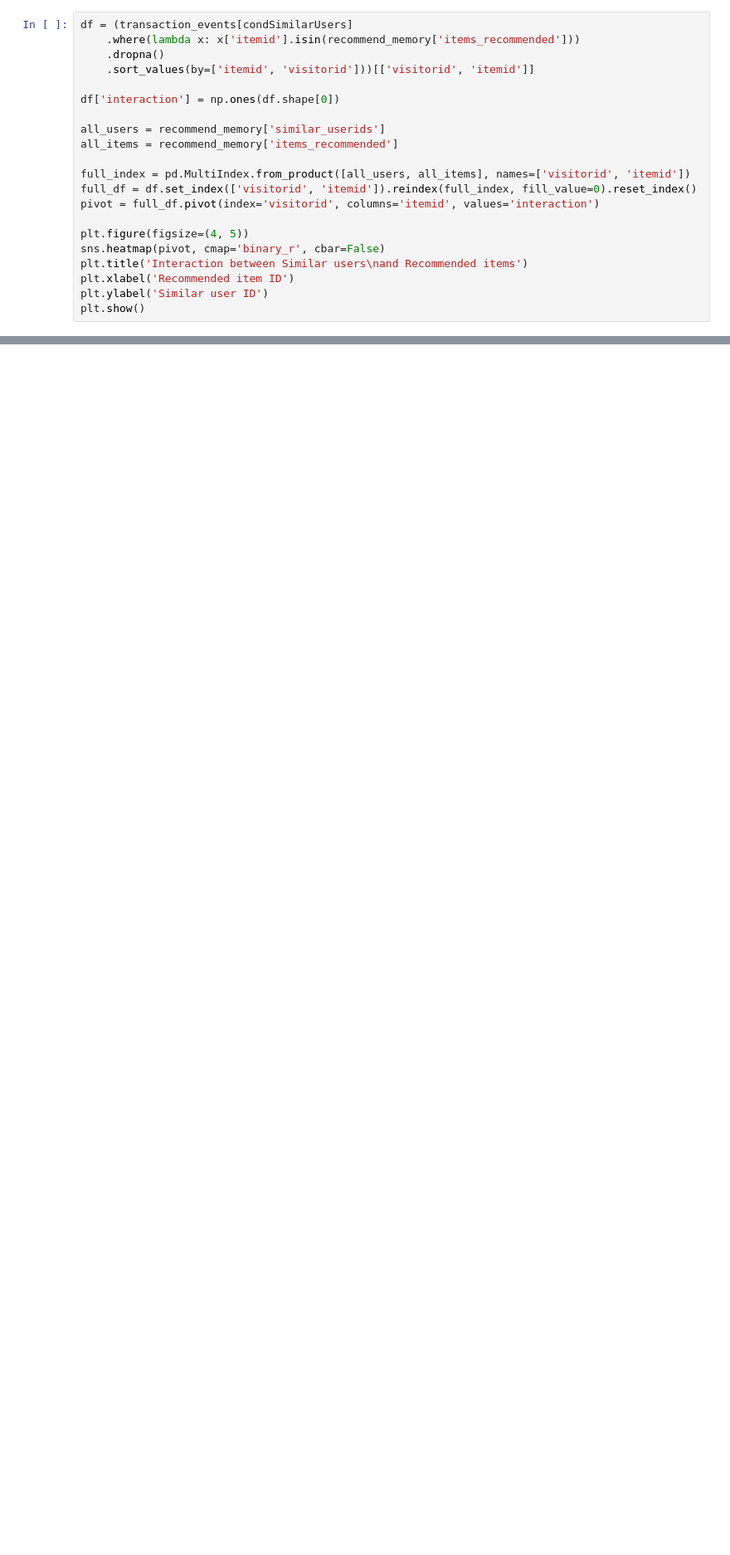
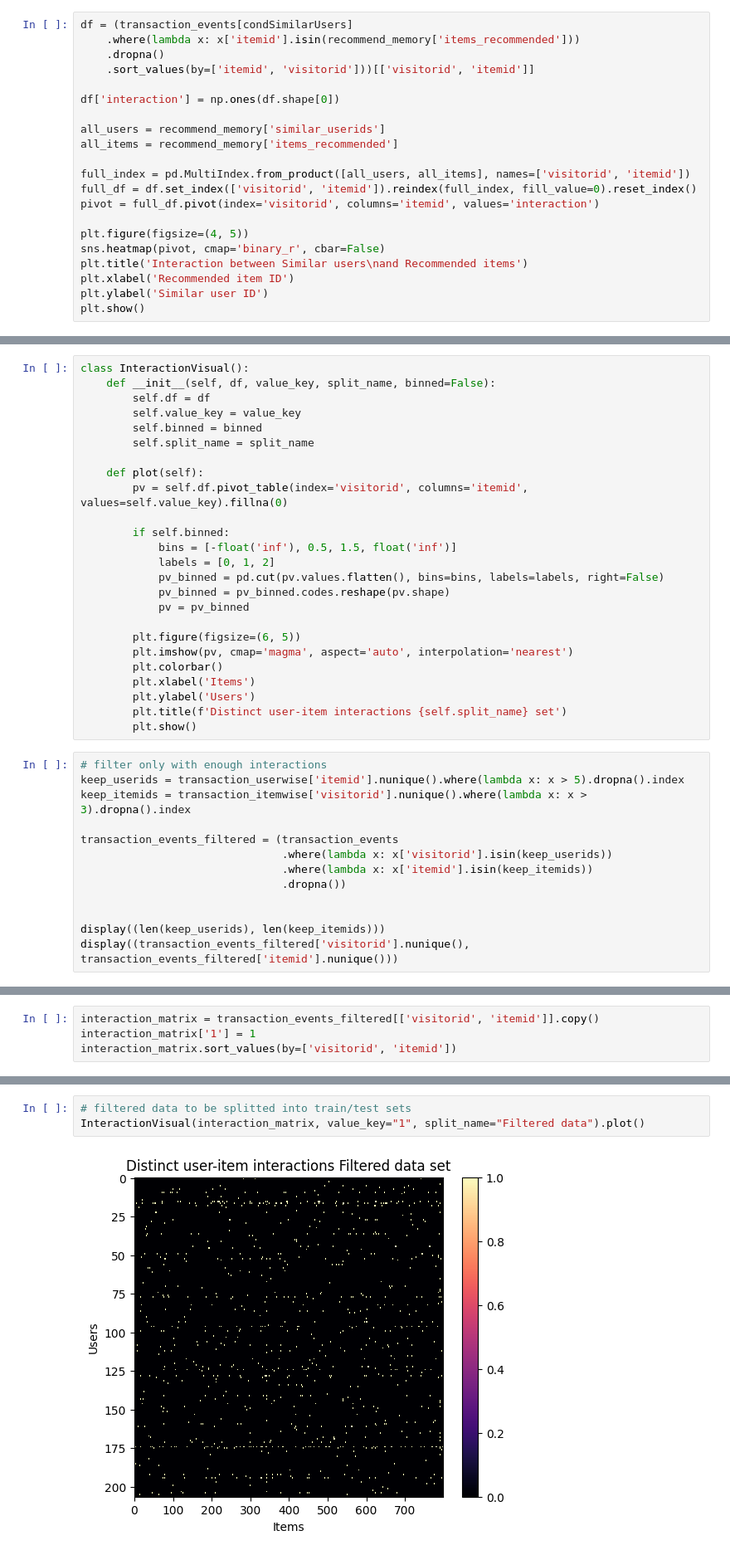
Before and after one commit to matthew-balogh/recommendation-systems-project, a Jupyter notebook: project.ipynb, the cells around one changed output, grey strips where cells are left out. Shown at 83% size. Saved outputs shown, nothing was run; the diff lists cells and outputs as text; blank space fills up the shorter version.

```diff
--- a/project.ipynb
+++ b/project.ipynb
@@ -490,0 +666,38 @@ plt.show()
+# %%
+class InteractionVisual():
+    def __init__(self, df, value_key, split_name, binned=False):
+        self.df = df
+        self.value_key = value_key
+        self.binned = binned
+        self.split_name = split_name
+
+    def plot(self):
+        pv = self.df.pivot_table(index='visitorid', columns='itemid', values=self.value_key).fillna(0)
+
+        if self.binned:
+            bins = [-float('inf'), 0.5, 1.5, float('inf')]
+            labels = [0, 1, 2]
+            pv_binned = pd.cut(pv.values.flatten(), bins=bins, labels=labels, right=False)
+            pv_binned = pv_binned.codes.reshape(pv.shape)
+            pv = pv_binned
+
+        plt.figure(figsize=(6, 5))
+        plt.imshow(pv, cmap='magma', aspect='auto', interpolation='nearest')
+        plt.colorbar()
+        plt.xlabel('Items')
+        plt.ylabel('Users')
+        plt.title(f'Distinct user-item interactions {self.split_name} set')
+        plt.show()
+# %%
+# filter only with enough interactions
+keep_userids = transaction_userwise['itemid'].nunique().where(lambda x: x > 5).dropna().index
+keep_itemids = transaction_itemwise['visitorid'].nunique().where(lambda x: x > 3).dropna().index
+
+transaction_events_filtered = (transaction_events
+                               .where(lambda x: x['visitorid'].isin(keep_userids))
+                               .where(lambda x: x['itemid'].isin(keep_itemids))
+                               .dropna())
+
+
+display((len(keep_userids), len(keep_itemids)))
+display((transaction_events_filtered['visitorid'].nunique(), transaction_events_filtered['itemid'].nunique()))
@@ -490,0 +723,4 @@ plt.show()
+# %%
+interaction_matrix = transaction_events_filtered[['visitorid', 'itemid']].copy()
+interaction_matrix['1'] = 1
+interaction_matrix.sort_values(by=['visitorid', 'itemid'])
@@ -490,0 +741,5 @@ plt.show()
+# %%
+# filtered data to be splitted into train/test sets
+InteractionVisual(interaction_matrix, value_key="1", split_name="Filtered data").plot()
+# %% [output]
+[figure, added]
```
Also changed, not shown: parts of 48 cells of this notebook.
